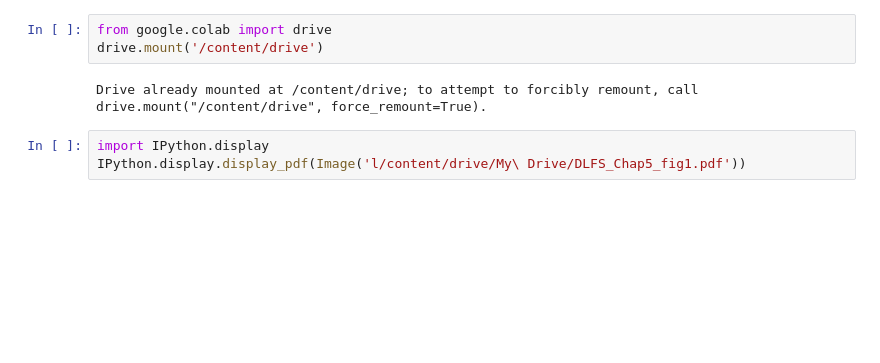
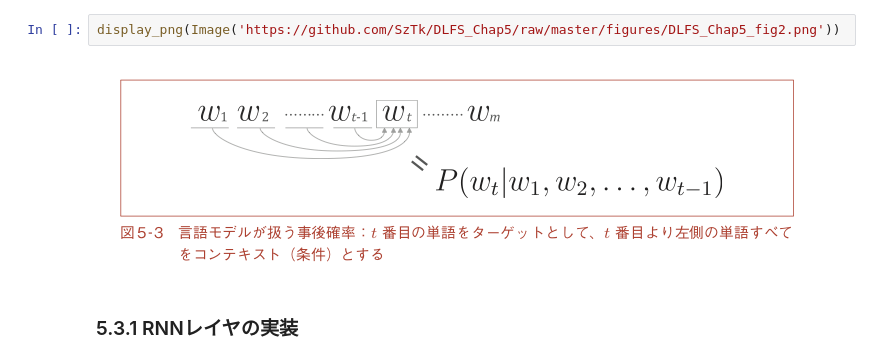
Before and after one commit to SzTk/DLFS_Chap5, a Jupyter notebook: DLFS2_Chap5.ipynb, the cells around one changed output. Saved outputs shown, nothing was run; the diff lists cells and outputs as text; blank space fills up the shorter version.

Commit message:
Colaboratory を使用して作成しました

```diff
--- a/DLFS2_Chap5.ipynb
+++ b/DLFS2_Chap5.ipynb
@@ -41,11 +92,9 @@ P(w_1, \cdots ,w_m) = \prod_{t=1}^m P(w_t|w_1,\cdots ,p_{t-1})
 $$
 
 がえられた。
-# %%
-from google.colab import drive
-drive.mount('/content/drive')
-# %% [output]
-Drive already mounted at /content/drive; to attempt to forcibly remount, call drive.mount("/content/drive", force_remount=True).
-# %%
-import IPython.display
-IPython.display.display_pdf(Image('l/content/drive/My\ Drive/DLFS_Chap5_fig1.pdf'))
+# %%
+display_png(Image('https://github.com/SzTk/DLFS_Chap5/raw/master/figures/DLFS_Chap5_fig2.png'))
+# %% [output]
+[figure, added]
+# %% [markdown]
+### 5.3.1 RNNレイヤの実装
```
Also changed, not shown: parts of 17 cells of this notebook.
